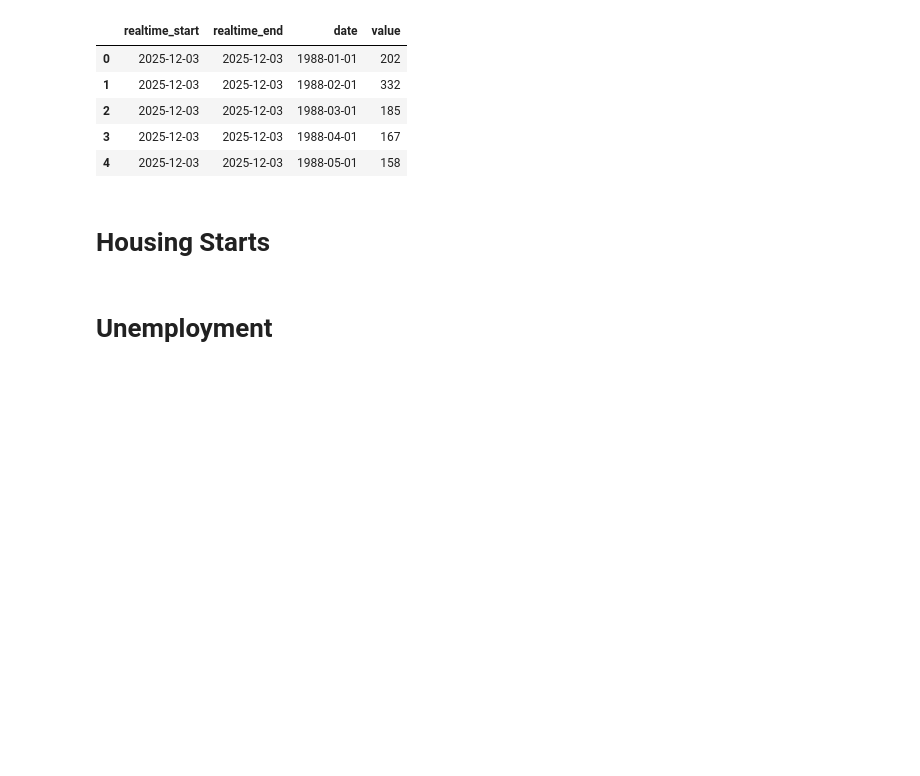
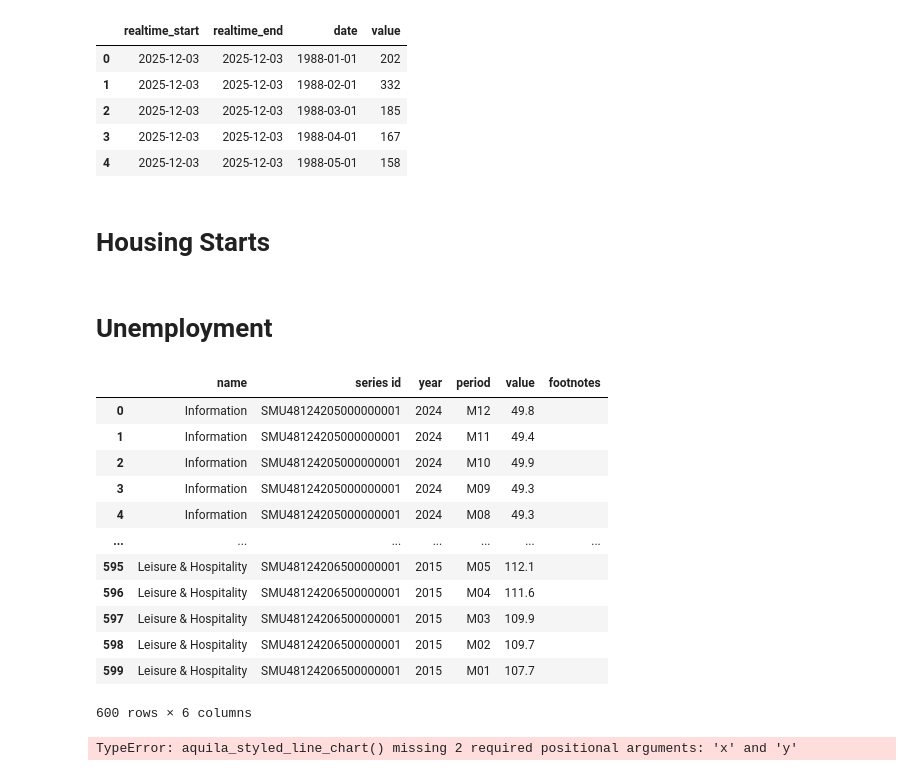
Before and after one commit to RealDataLLC/aquila-insights, a Jupyter notebook: api-graphs.ipynb, the cells around one changed output. Drawn from its saved outputs; the diff is of its cells as text; code cells hidden in the pictures; blank space fills up the shorter version.

```diff
--- a/api-graphs.ipynb
+++ b/api-graphs.ipynb
@@ -52,3 +52,83 @@ fig.write_html("charts/austin_housing_starts.html")
 commit_and_push_all("Update Readme")
 # %% [markdown]
 # Unemployment
+# %%
+import json
+headers = {'Content-type': 'application/json'}
+
+information = "SMU48124205000000001"
+financial_activities = "SMU48124205500000001"
+professional_and_business_services = "SMU48124206000000001"
+
+leisure_and_hospitality = "SMU48124206500000001"
+
+unemployment = "LAUMT481242000000003"
+
+data = json.dumps({"seriesid": [information, financial_activities, professional_and_business_services, unemployment, leisure_and_hospitality],"startyear":"2015", "endyear":"2025"})
+p = requests.post('https://api.bls.gov/publicAPI/v2/timeseries/data/', data=data, headers=headers)
+
+# Map series IDs to descriptive names
+series_names = {
+    information: "Information",
+    financial_activities: "Financial Activities",
+    professional_and_business_services: "Professional & Business Services",
+    unemployment: "Unemployment",
+    leisure_and_hospitality: "Leisure & Hospitality"
+}
+
+json_data = json.loads(p.text)
+df_rows = []
+for series in json_data['Results']['series']:
+    seriesId = series['seriesID']
+    name = series_names.get(seriesId, seriesId)
+    for item in series['data']:
+        year = item['year']
+        period = item['period']
+        value = item['value']
+        footnotes = ""
+        for footnote in item['footnotes']:
+            if footnote:
+                footnotes = footnotes + footnote['text'] + ','
+        if 'M01' <= period <= 'M12':
+            df_rows.append({
+                "series id": seriesId,
+                "name": name,
+                "year": year,
+                "period": period,
+                "value": value,
+                "footnotes": footnotes[0:-1]
+            })
+
+df = pd.DataFrame(df_rows)
+df = df[["name", "series id", "year", "period", "value", "footnotes"]]
+df
+# %% [output]
+|  | name | series id | year | period | value | footnotes |
+| 0 | Information | SMU48124205000000001 | 2024 | M12 | 49.8 |  |
+| 1 | Information | SMU48124205000000001 | 2024 | M11 | 49.4 |  |
+| 2 | Information | SMU48124205000000001 | 2024 | M10 | 49.9 |  |
+| 3 | Information | SMU48124205000000001 | 2024 | M09 | 49.3 |  |
+| 4 | Information | SMU48124205000000001 | 2024 | M08 | 49.3 |  |
+| ... | ... | ... | ... | ... | ... | ... |
+| 595 | Leisure & Hospitality | SMU48124206500000001 | 2015 | M05 | 112.1 |  |
+| 596 | Leisure & Hospitality | SMU48124206500000001 | 2015 | M04 | 111.6 |  |
+| 597 | Leisure & Hospitality | SMU48124206500000001 | 2015 | M03 | 109.9 |  |
+| 598 | Leisure & Hospitality | SMU48124206500000001 | 2015 | M02 | 109.7 |  |
+| 599 | Leisure & Hospitality | SMU48124206500000001 | 2015 | M01 | 107.7 |  |
+600 rows × 6 columns
+# %%
+# Filter dataframe for the three series
+series_to_plot = ["Information", "Financial Activities", "Professional & Business Services"]
+plot_df = df[df["name"].isin(series_to_plot)].copy()
+plot_df["date"] = plot_df["year"] + "-" + plot_df["period"].str.replace("M", "").str.zfill(2)
+plot_df["date"] = pd.to_datetime(plot_df["date"])
+
+# Pivot for multi-line chart
+pivot_df = plot_df.pivot(index="date", columns="name", values="value")
+pivot_df = pivot_df[series_to_plot]  # Ensure correct column order
+pivot_df = pivot_df.astype(float)
+
+# Removed the ylabel argument as aquila_styled_line_chart does not accept it
+aquila_styled_line_chart(pivot_df, title="Austin Metro Employment by Sector (BLS)")
+# %% [output]
+TypeError: aquila_styled_line_chart() missing 2 required positional arguments: 'x' and 'y'
```
Also changed, not shown: parts of 1 cell of this notebook, 2 other files.
